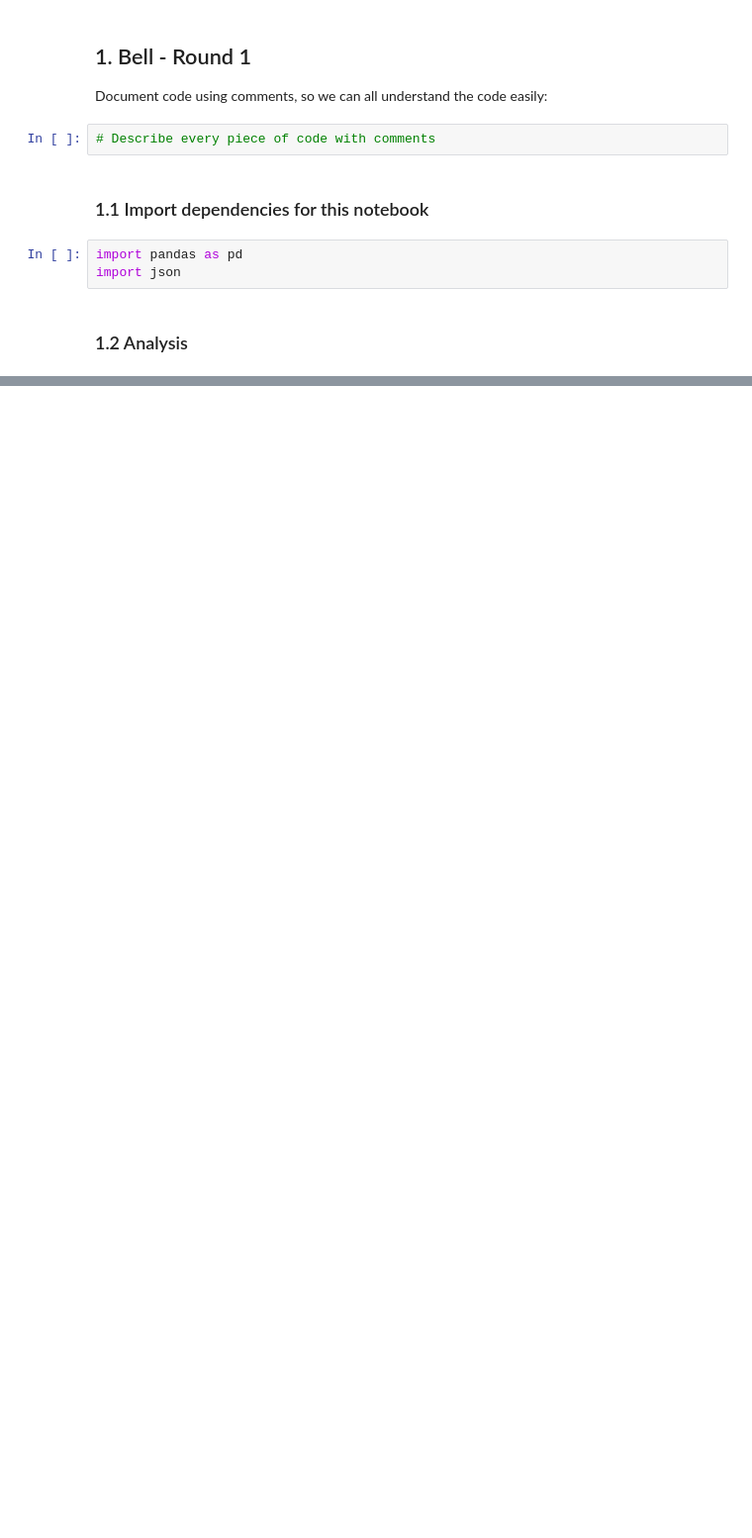
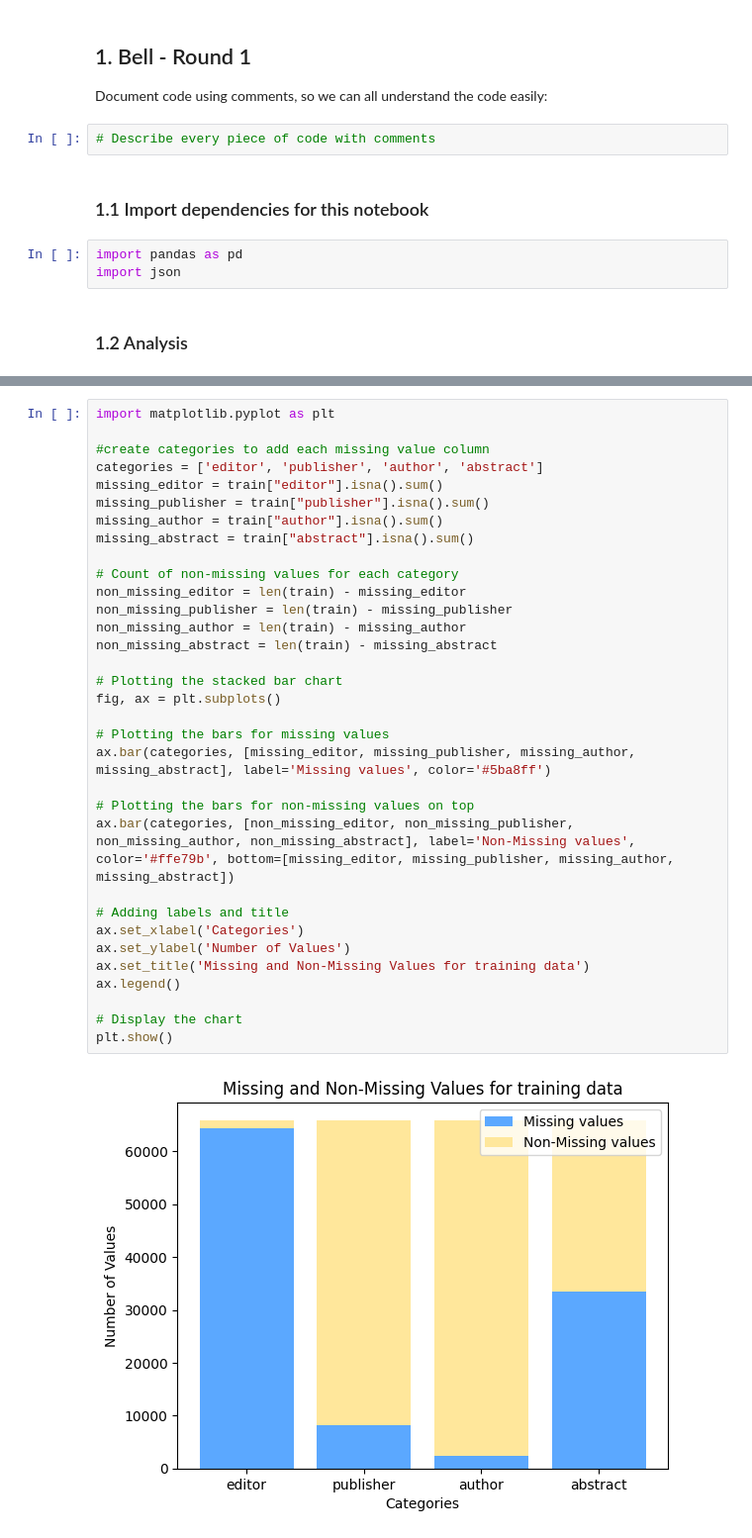
Before and after one commit to larshanen/MLChallenge, a Jupyter notebook: notebooks/Bell_round1.ipynb, the cells around one changed output, grey strips where cells are left out. Shown at 99% size. Drawn from its saved outputs; the diff is of its cells as text; blank space fills up the shorter version.

```diff
--- a/notebooks/Bell_round1.ipynb
+++ b/notebooks/Bell_round1.ipynb
@@ -26,0 +97,35 @@ myLabels.head()
+# %%
+import matplotlib.pyplot as plt
+
+#create categories to add each missing value column
+categories = ['editor', 'publisher', 'author', 'abstract']
+missing_editor = train["editor"].isna().sum()
+missing_publisher = train["publisher"].isna().sum()
+missing_author = train["author"].isna().sum()
+missing_abstract = train["abstract"].isna().sum()
+
+# Count of non-missing values for each category
+non_missing_editor = len(train) - missing_editor
+non_missing_publisher = len(train) - missing_publisher
+non_missing_author = len(train) - missing_author
+non_missing_abstract = len(train) - missing_abstract
+
+# Plotting the stacked bar chart
+fig, ax = plt.subplots()
+
+# Plotting the bars for missing values
+ax.bar(categories, [missing_editor, missing_publisher, missing_author, missing_abstract], label='Missing values', color='#5ba8ff')
+
+# Plotting the bars for non-missing values on top
+ax.bar(categories, [non_missing_editor, non_missing_publisher, non_missing_author, non_missing_abstract], label='Non-Missing values', color='#ffe79b', bottom=[missing_editor, missing_publisher, missing_author, missing_abstract])
+
+# Adding labels and title
+ax.set_xlabel('Categories')
+ax.set_ylabel('Number of Values')
+ax.set_title('Missing and Non-Missing Values for training data')
+ax.legend()
+
+# Display the chart
+plt.show()
+# %% [output]
+[figure, added]
```
Also changed, not shown: parts of 12 cells of this notebook.
